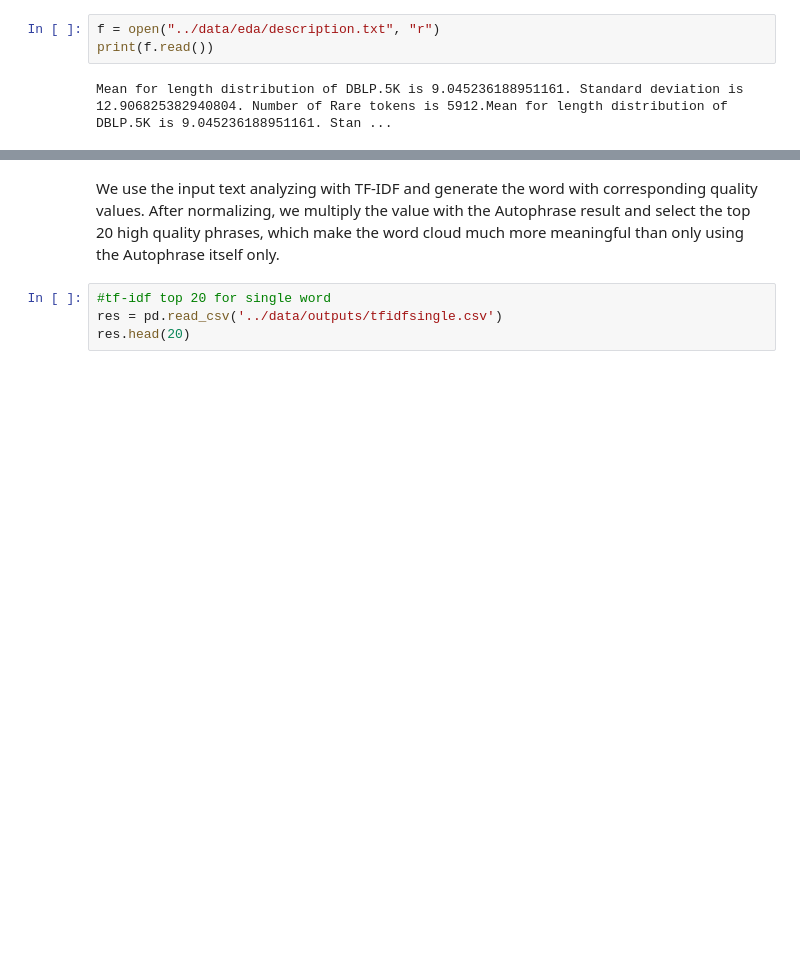
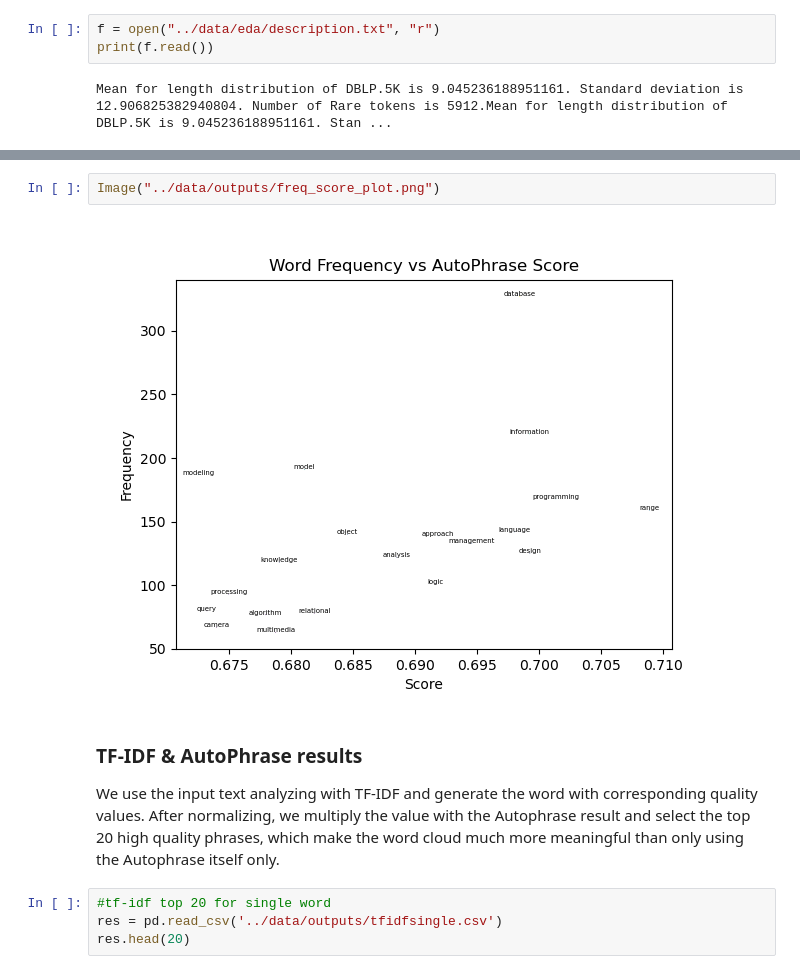
Before and after one commit to t2wan/DSC180B-Capstone, a Jupyter notebook: Notebook/EDA and Result Analysis.ipynb, the cells around one changed output, grey strips where cells are left out. Saved outputs shown, nothing was run; the diff lists cells and outputs as text; blank space fills up the shorter version.

```diff
--- a/Notebook/EDA and Result Analysis.ipynb
+++ b/Notebook/EDA and Result Analysis.ipynb
@@ -53,4 +57,10 @@ Image("../data/outputs/single_value_distribution.png")
+# %%
+Image("../data/outputs/freq_score_plot.png")
+# %% [output]
+[figure, added]
 # %% [markdown]
+### TF-IDF & AutoPhrase results
+
 We use the input text analyzing with TF-IDF and generate the word with corresponding quality values. After normalizing, we multiply the value with the Autophrase result and select the top 20 high quality phrases, which make the word cloud much more meaningful than only using the Autophrase itself only.
 # %%
 #tf-idf top 20 for single word
```
Also changed, not shown: parts of 13 cells of this notebook, 1 other file.
